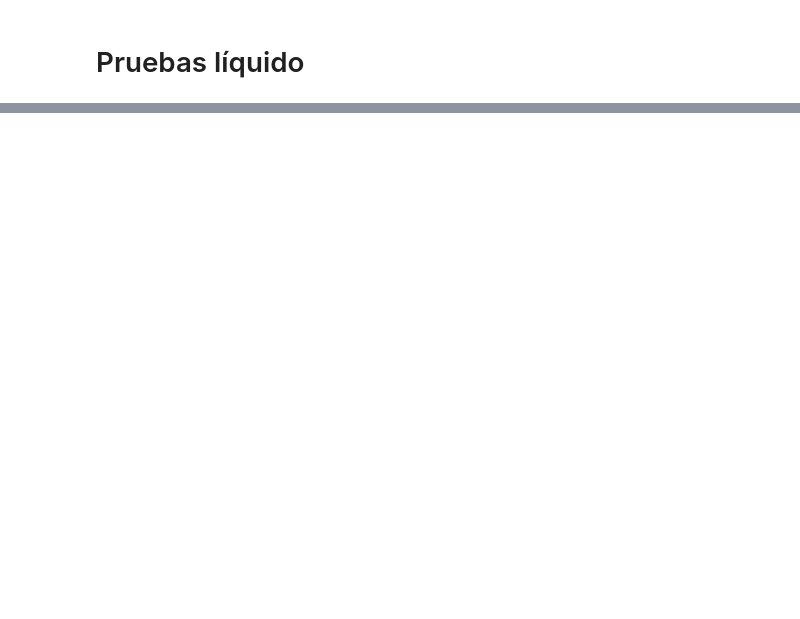
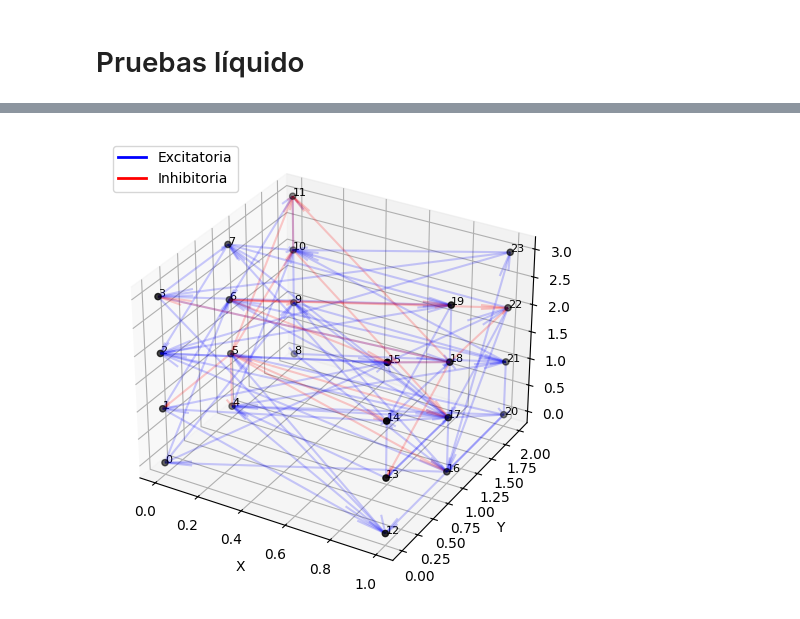
Before and after one commit to Pitzanami/InvestigacionEJ2025, a Jupyter notebook: Pruebas Liquido.ipynb, the cells around one changed output, grey strips where cells are left out. Saved outputs shown, nothing was run; the diff lists cells and outputs as text; code cells hidden in the pictures; blank space fills up the shorter version.

Commit message:
diseño 3d del liquido

```diff
--- a/Pruebas Liquido.ipynb
+++ b/Pruebas Liquido.ipynb
@@ -31,0 +36,5 @@ graph(Simulacion)
+# %%
+from LSM_tools import plotConnectivity
+plotConnectivity(C_eq, shape_liquid, show_arrows=True, show_labels=True)
+# %% [output]
+[figure, added]
```
Also changed, not shown: parts of 3 cells of this notebook, 3 other files.
